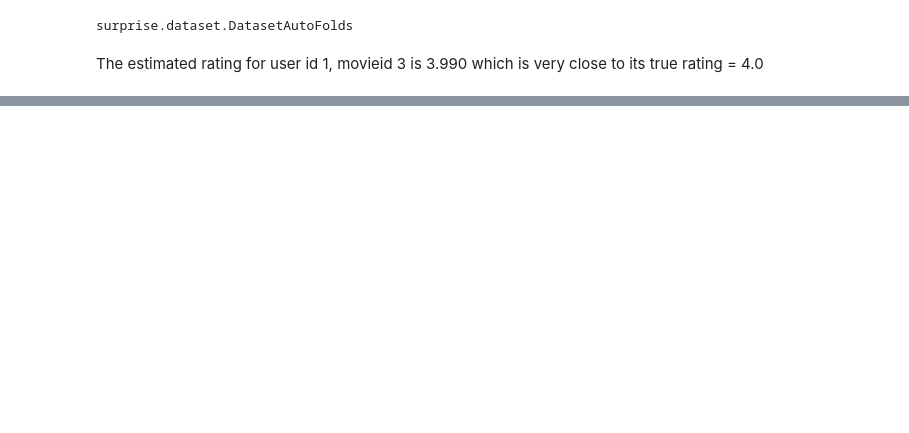
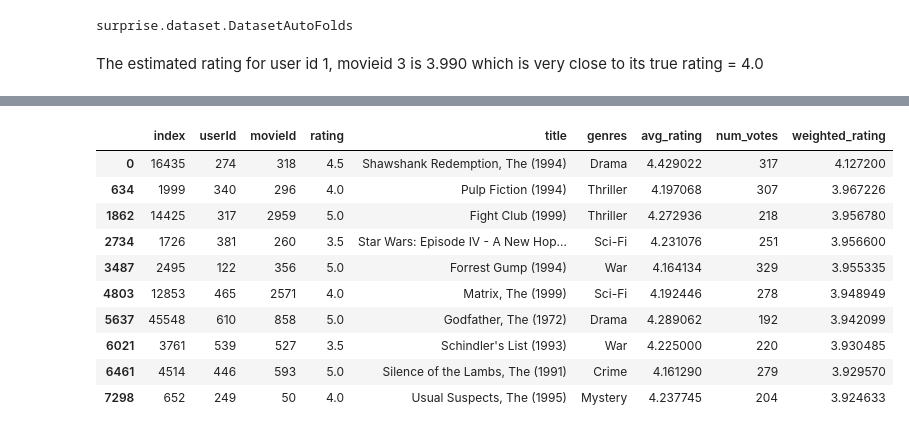
Before and after one commit to MrDenzy/Phase-4-Project---Movie-Recommendation-System, a Jupyter notebook: notebook/vkones.ipynb, the cells around one changed output, grey strips where cells are left out. Cells and saved outputs as stored; diff of their text form; code cells hidden in the pictures; blank space fills up the shorter version.

```diff
--- a/notebook/vkones.ipynb
+++ b/notebook/vkones.ipynb
@@ -245,0 +263,2 @@ Recommendation # 10 : Godfather, The (1972)
+# %%
+df_new['genres'] = df_new['genres'].apply(lambda x: x.split('|'))
@@ -245,0 +274,4 @@ Recommendation # 10 : Godfather, The (1972)
+# %%
+df_new['avg_rating'] = df_new.groupby('title')['rating'].transform('mean')
+df_new['num_votes'] = df_new.groupby('title')['rating'].transform('count')
+df_new.head()
@@ -245,0 +285,3 @@ Recommendation # 10 : Godfather, The (1972)
+# %%
+# Explode the genre column
+df_new = df_new.explode('genres')
@@ -245,0 +305,20 @@ Recommendation # 10 : Godfather, The (1972)
+# %%
+# Calculate average rating and num_votes() to get popularity metrics
+#Computing weighted rating for each genre using IMDB'S weighted rating formula
+
+C = df_new["avg_rating"].mean()
+# getting only the top 10 most popular movies
+m = df_new["num_votes"].quantile(0.90)
+
+#filtering our dataframe and computing weighted_rating for top 10%  of movies by votes
+top_10= df_new[df_new["num_votes"] >= m].copy()
+
+top_10["weighted_rating"] = ((top_10["num_votes"]/(top_10["num_votes"] + m)) * top_10["avg_rating"] + (m/(top_10["num_votes"] + m)) * C)
+
+# group top_10 df by genres and get movie count per genre
+genre_table = (top_10.groupby(["genres"]).agg(avg_weighted_rating=("weighted_rating", "mean"),
+                                num_movies=("title", "count"))
+               .sort_values(by="num_movies", ascending=False))
+
+genre_table = genre_table.reset_index()
+genre_table
@@ -245,0 +344,17 @@ Recommendation # 10 : Godfather, The (1972)
+# %%
+# get top 10 movies
+top_10 = top_10.sort_values(by='weighted_rating',ascending=False).reset_index()
+top_10 = top_10.drop_duplicates(subset='title').head(10)
+top_10
+# %% [output]
+|  | index | userId | movieId | rating | title | genres | avg_rating | num_votes | weighted_rating |
+| 0 | 16435 | 274 | 318 | 4.5 | Shawshank Redemption, The (1994) | Drama | 4.429022 | 317 | 4.127200 |
+| 634 | 1999 | 340 | 296 | 4.0 | Pulp Fiction (1994) | Thriller | 4.197068 | 307 | 3.967226 |
+| 1862 | 14425 | 317 | 2959 | 5.0 | Fight Club (1999) | Thriller | 4.272936 | 218 | 3.956780 |
+| 2734 | 1726 | 381 | 260 | 3.5 | Star Wars: Episode IV - A New Hop... | Sci-Fi | 4.231076 | 251 | 3.956600 |
+| 3487 | 2495 | 122 | 356 | 5.0 | Forrest Gump (1994) | War | 4.164134 | 329 | 3.955335 |
+| 4803 | 12853 | 465 | 2571 | 4.0 | Matrix, The (1999) | Sci-Fi | 4.192446 | 278 | 3.948949 |
+| 5637 | 45548 | 610 | 858 | 5.0 | Godfather, The (1972) | Drama | 4.289062 | 192 | 3.942099 |
+| 6021 | 3761 | 539 | 527 | 3.5 | Schindler's List (1993) | War | 4.225000 | 220 | 3.930485 |
+| 6461 | 4514 | 446 | 593 | 5.0 | Silence of the Lambs, The (1991) | Crime | 4.161290 | 279 | 3.929570 |
+| 7298 | 652 | 249 | 50 | 4.0 | Usual Suspects, The (1995) | Mystery | 4.237745 | 204 | 3.924633 |
```
Also changed, not shown: parts of 20 cells of this notebook.
